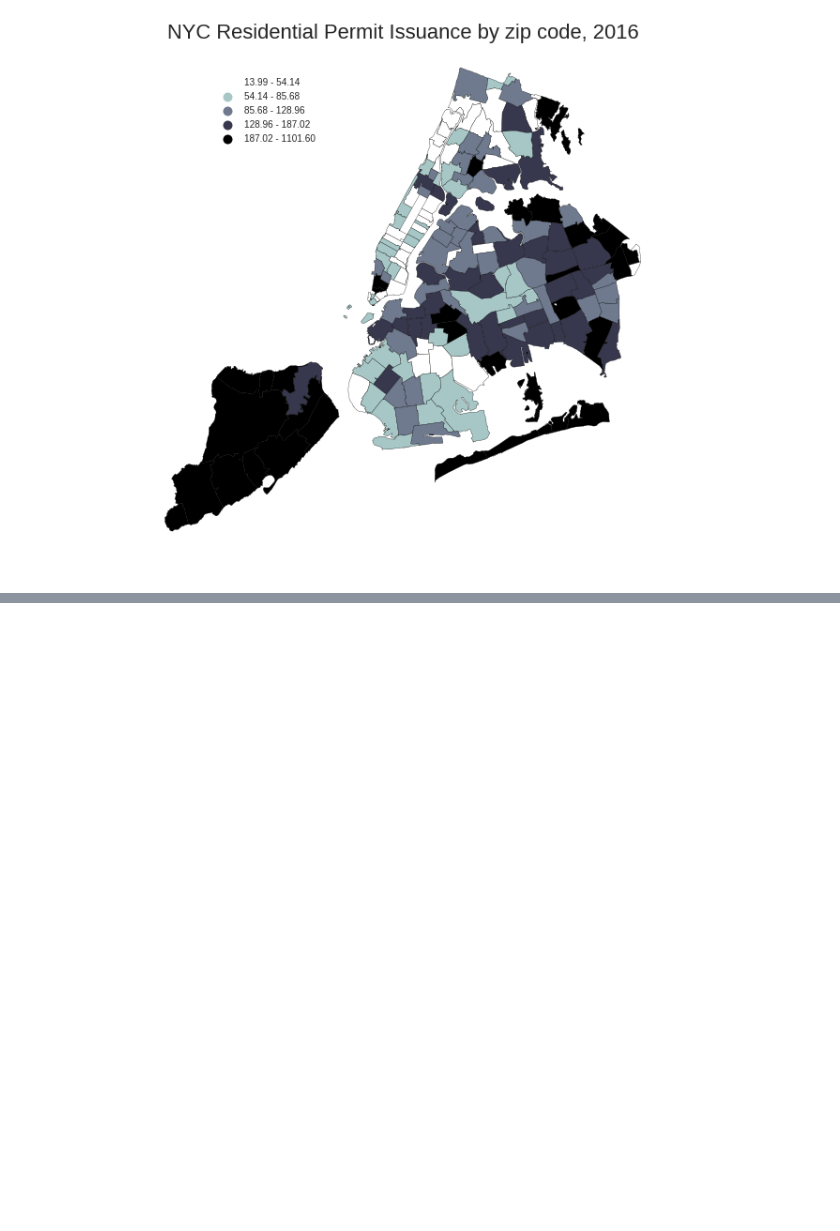
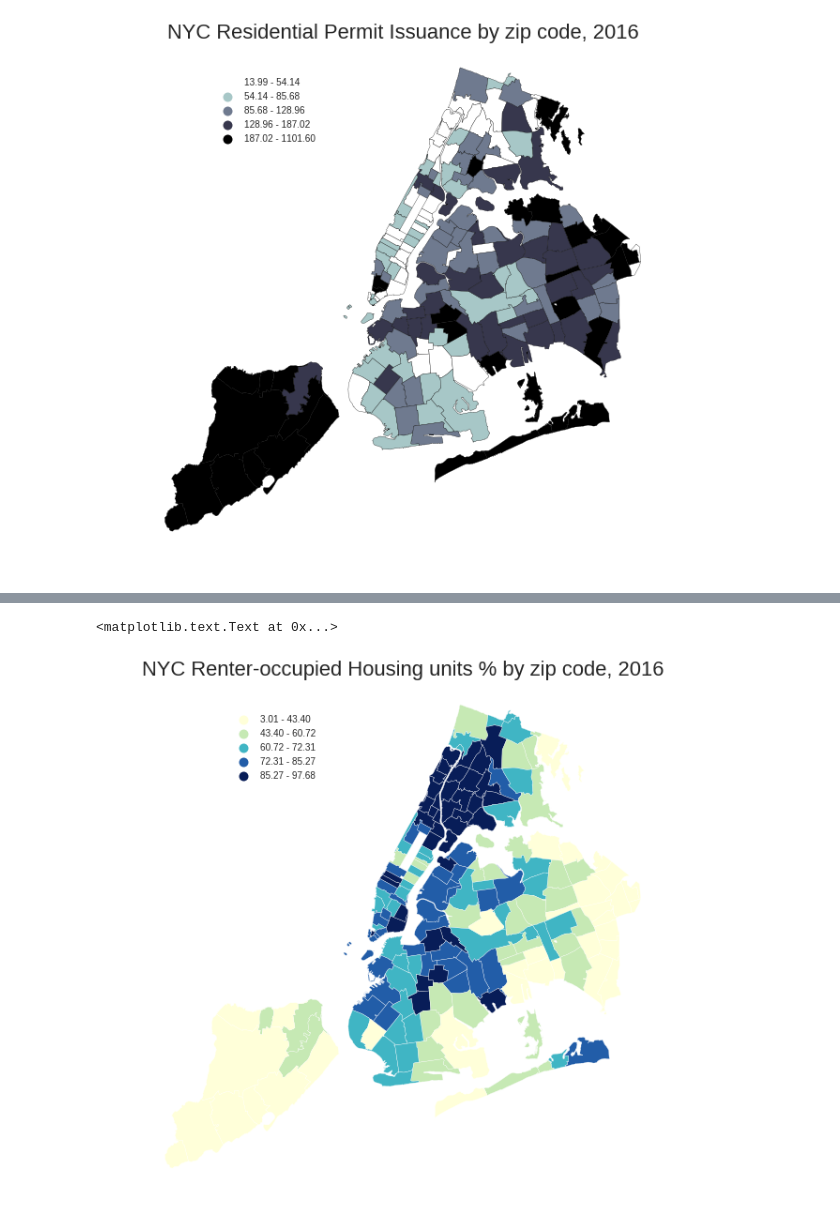
Before and after one commit to danachermesh/PUI2017_dcr346, a Jupyter notebook: PUIextracredit_dcr346/PUIextracredit_dcr346.ipynb, the cells around one changed output, grey strips where cells are left out. Cells and saved outputs as stored; diff of their text form; code cells hidden in the pictures; blank space fills up the shorter version.

```diff
--- a/PUIextracredit_dcr346/PUIextracredit_dcr346.ipynb
+++ b/PUIextracredit_dcr346/PUIextracredit_dcr346.ipynb
@@ -926,0 +994,9 @@ ax.set_title('NYC Residential Permit Issuance by zip code, 2016', fontsize=22)
+# %%
+fig = plt.figure(figsize = (10,10))
+ax = fig.add_subplot(111)
+cp.choroplethNYC(BV_permits_shp, column='renterPerc', cmap='YlGnBu',
+                 scheme='quantiles', k=5, edgecolor='w', lw=.3, ax=ax)
+ax.set_title('NYC Renter-occupied Housing units % by zip code, 2016', fontsize=22)
+# %% [output]
+<matplotlib.text.Text at 0x...>
+[figure, added]
```
Also changed, not shown: parts of 36 cells of this notebook.
